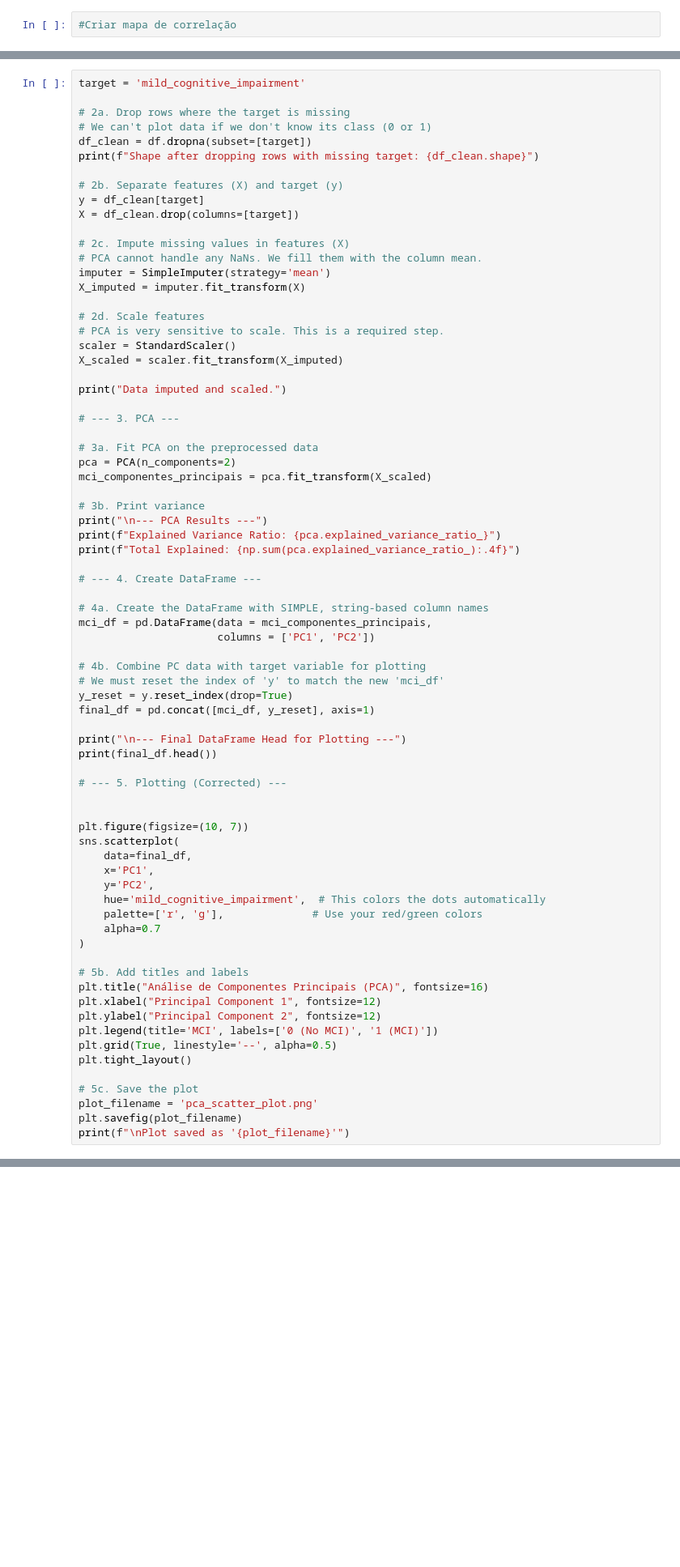
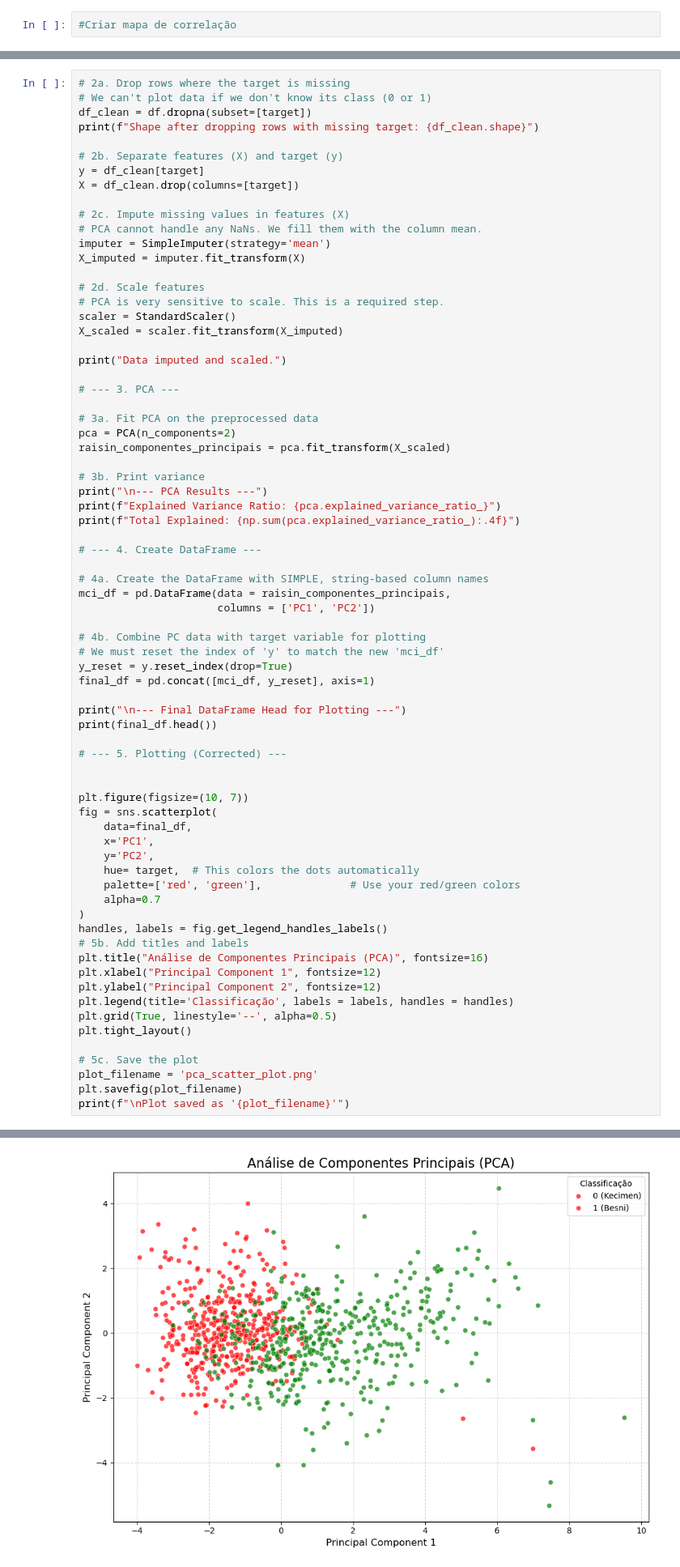
Before and after one commit to rechegp/fis01085_trabalho_final, a Jupyter notebook: trabalho_final_parte_pedro.ipynb, the cells around one changed output, grey strips where cells are left out. Shown at 81% size. Drawn from its saved outputs; the diff is of its cells as text; blank space fills up the shorter version.

```diff
--- a/trabalho_final_parte_pedro.ipynb
+++ b/trabalho_final_parte_pedro.ipynb
@@ -480,6 +478,4 @@ except Exception as e:
 # %%
-target = 'mild_cognitive_impairment'
-
 # 2a. Drop rows where the target is missing
 # We can't plot data if we don't know its class (0 or 1)
 df_clean = df.dropna(subset=[target])
@@ -505,7 +501,7 @@ print("Data imputed and scaled.")
 
 # 3a. Fit PCA on the preprocessed data
 pca = PCA(n_components=2)
-mci_componentes_principais = pca.fit_transform(X_scaled)
+raisin_componentes_principais = pca.fit_transform(X_scaled)
 
 # 3b. Print variance
 print("\n--- PCA Results ---")
@@ -515,7 +511,7 @@ print(f"Total Explained: {np.sum(pca.explained_variance_ratio_):.4f}")
 # --- 4. Create DataFrame ---
 
 # 4a. Create the DataFrame with SIMPLE, string-based column names
-mci_df = pd.DataFrame(data = mci_componentes_principais,
+mci_df = pd.DataFrame(data = raisin_componentes_principais,
                       columns = ['PC1', 'PC2'])
 
 # 4b. Combine PC data with target variable for plotting
@@ -530,20 +526,20 @@ print(final_df.head())
 
 
 plt.figure(figsize=(10, 7))
-sns.scatterplot(
+fig = sns.scatterplot(
     data=final_df,
     x='PC1',
     y='PC2',
-    hue='mild_cognitive_impairment',  # This colors the dots automatically
-    palette=['r', 'g'],              # Use your red/green colors
+    hue= target,  # This colors the dots automatically
+    palette=['red', 'green'],              # Use your red/green colors
     alpha=0.7
 )
-
+handles, labels = fig.get_legend_handles_labels()
 # 5b. Add titles and labels
 plt.title("Análise de Componentes Principais (PCA)", fontsize=16)
 plt.xlabel("Principal Component 1", fontsize=12)
 plt.ylabel("Principal Component 2", fontsize=12)
-plt.legend(title='MCI', labels=['0 (No MCI)', '1 (MCI)'])
+plt.legend(title='Classificação', labels = labels, handles = handles)
 plt.grid(True, linestyle='--', alpha=0.5)
 plt.tight_layout()
 
@@ -551,3 +547,4 @@ plt.tight_layout()
 plot_filename = 'pca_scatter_plot.png'
 plt.savefig(plot_filename)
 print(f"\nPlot saved as '{plot_filename}'")
+# %% [output]
@@ -553,0 +567 @@ print(f"\nPlot saved as '{plot_filename}'")
+[figure, added]
```
Also changed, not shown: parts of 5 cells of this notebook, 1 other file.
